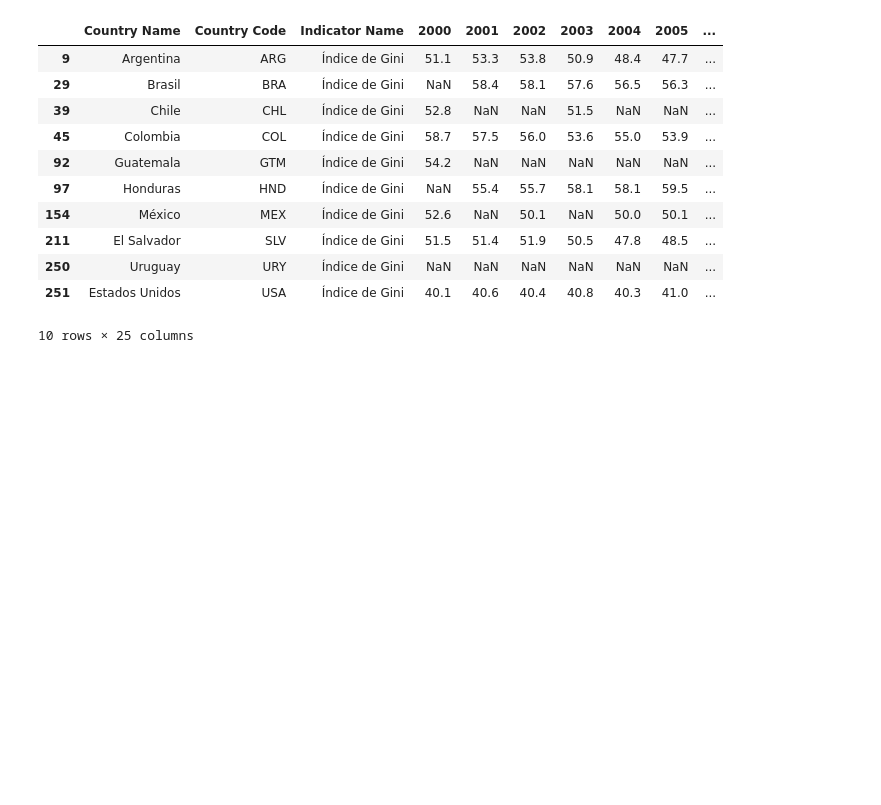
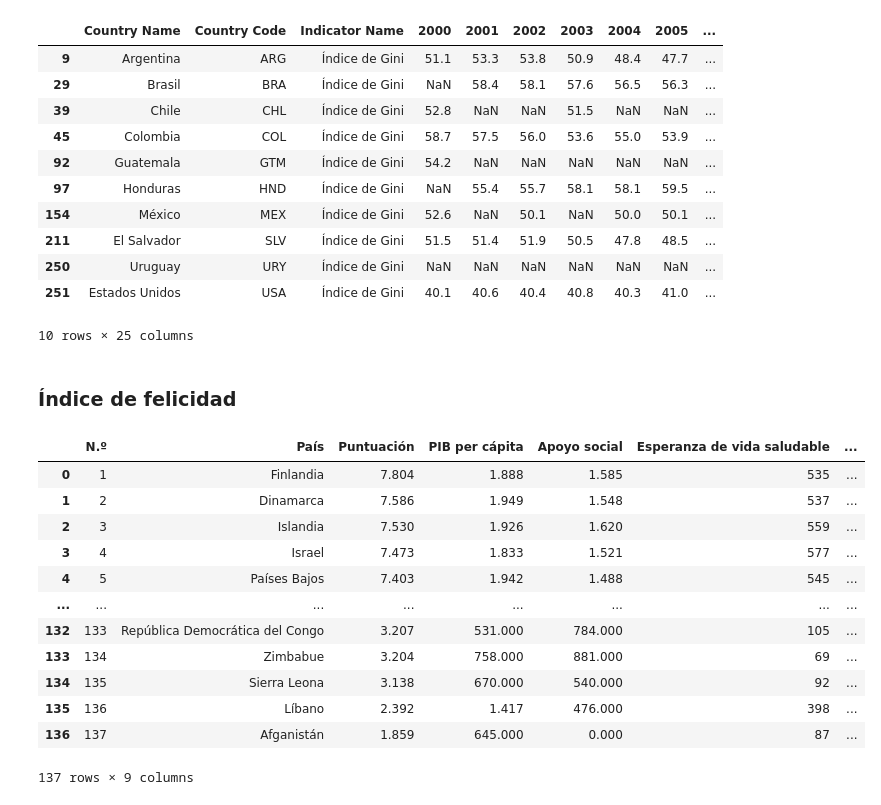
Before and after one commit to CaroHernz/PF-Migracion, a Jupyter notebook: ETL.ipynb, the cells around one changed output. Drawn from its saved outputs; the diff is of its cells as text; code cells hidden in the pictures; blank space fills up the shorter version.

```diff
--- a/ETL.ipynb
+++ b/ETL.ipynb
@@ -338,3 +338,23 @@ gini
 | 250 | Uruguay | URY | Índice de Gini | NaN | NaN | NaN | NaN | NaN | NaN | ... |
 | 251 | Estados Unidos | USA | Índice de Gini | 40.1 | 40.6 | 40.4 | 40.8 | 40.3 | 41.0 | ... |
 10 rows × 25 columns
+# %% [markdown]
+### Índice de felicidad
+# %%
+df = pd.read_csv('Dataset/indice felicidad.csv', delimiter=';') #Leer un archivo CSV utilizando la librería pandas
+# %%
+df
+# %% [output]
+|  | N.º | País | Puntuación | PIB per cápita | Apoyo social | Esperanza de vida saludable | ... |
+| 0 | 1 | Finlandia | 7.804 | 1.888 | 1.585 | 535 | ... |
+| 1 | 2 | Dinamarca | 7.586 | 1.949 | 1.548 | 537 | ... |
+| 2 | 3 | Islandia | 7.530 | 1.926 | 1.620 | 559 | ... |
+| 3 | 4 | Israel | 7.473 | 1.833 | 1.521 | 577 | ... |
+| 4 | 5 | Países Bajos | 7.403 | 1.942 | 1.488 | 545 | ... |
+| ... | ... | ... | ... | ... | ... | ... | ... |
+| 132 | 133 | República Democrática del Congo | 3.207 | 531.000 | 784.000 | 105 | ... |
+| 133 | 134 | Zimbabue | 3.204 | 758.000 | 881.000 | 69 | ... |
+| 134 | 135 | Sierra Leona | 3.138 | 670.000 | 540.000 | 92 | ... |
+| 135 | 136 | Líbano | 2.392 | 1.417 | 476.000 | 398 | ... |
+| 136 | 137 | Afganistán | 1.859 | 645.000 | 0.000 | 87 | ... |
+137 rows × 9 columns
```
Also changed, not shown: parts of 2 cells of this notebook.
